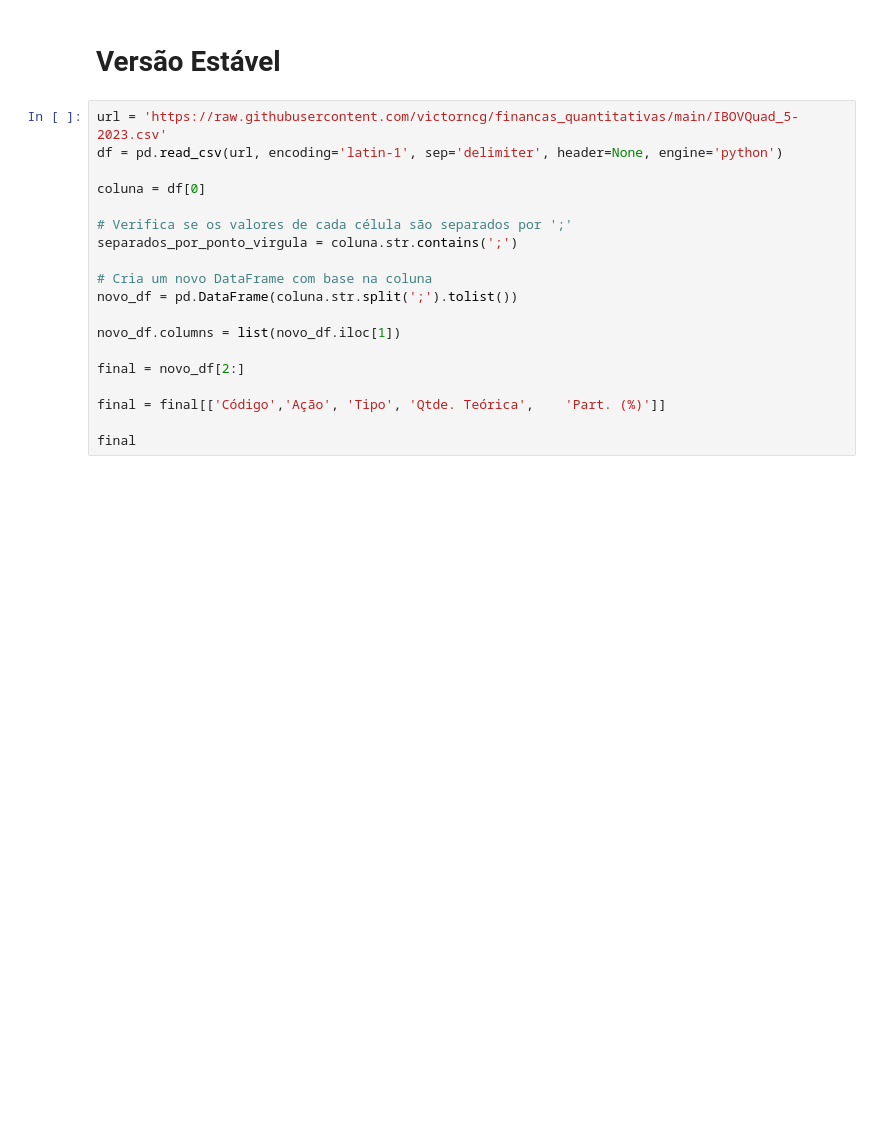
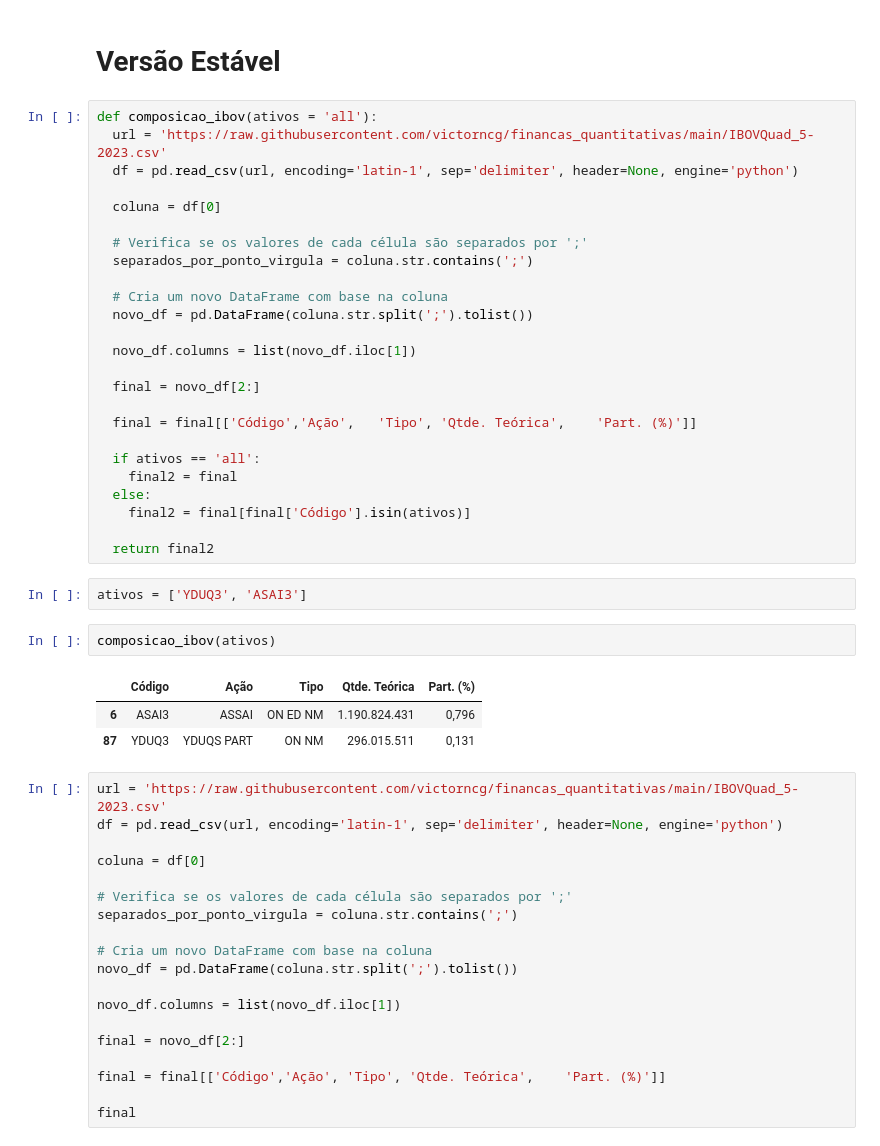
Before and after one commit to victorncg/financas_quantitativas, a Jupyter notebook: Testando_Obtenção_de_Dados_do_IBOV_Extração_beautifulsoup.ipynb, the cells around one changed output. Drawn from its saved outputs; the diff is of its cells as text; blank space fills up the shorter version.

```diff
--- a/Testando_Obtenção_de_Dados_do_IBOV_Extração_beautifulsoup.ipynb
+++ b/Testando_Obtenção_de_Dados_do_IBOV_Extração_beautifulsoup.ipynb
@@ -4,6 +4,39 @@
 # **Extração da Composição Atualizada do IBOV**
 # %% [markdown]
 # Versão Estável
+# %%
+def composicao_ibov(ativos = 'all'):
+  url = 'https://raw.githubusercontent.com/victorncg/financas_quantitativas/main/IBOVQuad_5-2023.csv'
+  df = pd.read_csv(url, encoding='latin-1', sep='delimiter', header=None, engine='python')
+
+  coluna = df[0]
+
+  # Verifica se os valores de cada célula são separados por ';'
+  separados_por_ponto_virgula = coluna.str.contains(';')
+
+  # Cria um novo DataFrame com base na coluna
+  novo_df = pd.DataFrame(coluna.str.split(';').tolist())
+
+  novo_df.columns = list(novo_df.iloc[1])
+
+  final = novo_df[2:]
+
+  final = final[['Código','Ação',	'Tipo',	'Qtde. Teórica',	'Part. (%)']]
+
+  if ativos == 'all':
+    final2 = final
+  else:
+    final2 = final[final['Código'].isin(ativos)]
+
+  return final2
+# %%
+ativos = ['YDUQ3', 'ASAI3']
+# %%
+composicao_ibov(ativos)
+# %% [output]
+|  | Código | Ação | Tipo | Qtde. Teórica | Part. (%) |
+| 6 | ASAI3 | ASSAI | ON ED NM | 1.190.824.431 | 0,796 |
+| 87 | YDUQ3 | YDUQS PART | ON NM | 296.015.511 | 0,131 |
 # %%
 url = 'https://raw.githubusercontent.com/victorncg/financas_quantitativas/main/IBOVQuad_5-2023.csv'
 df = pd.read_csv(url, encoding='latin-1', sep='delimiter', header=None, engine='python')
```
Also changed, not shown: parts of 1 cell of this notebook.
